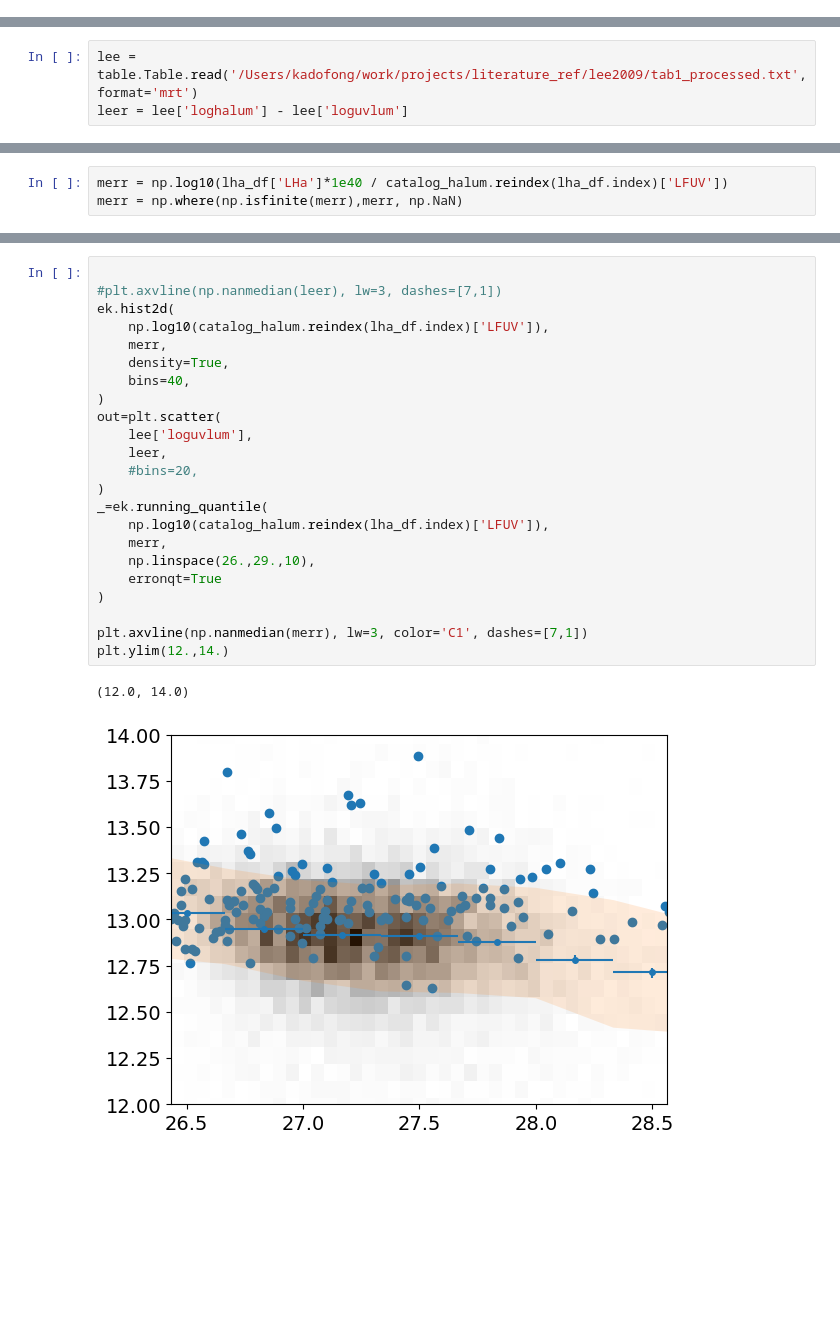
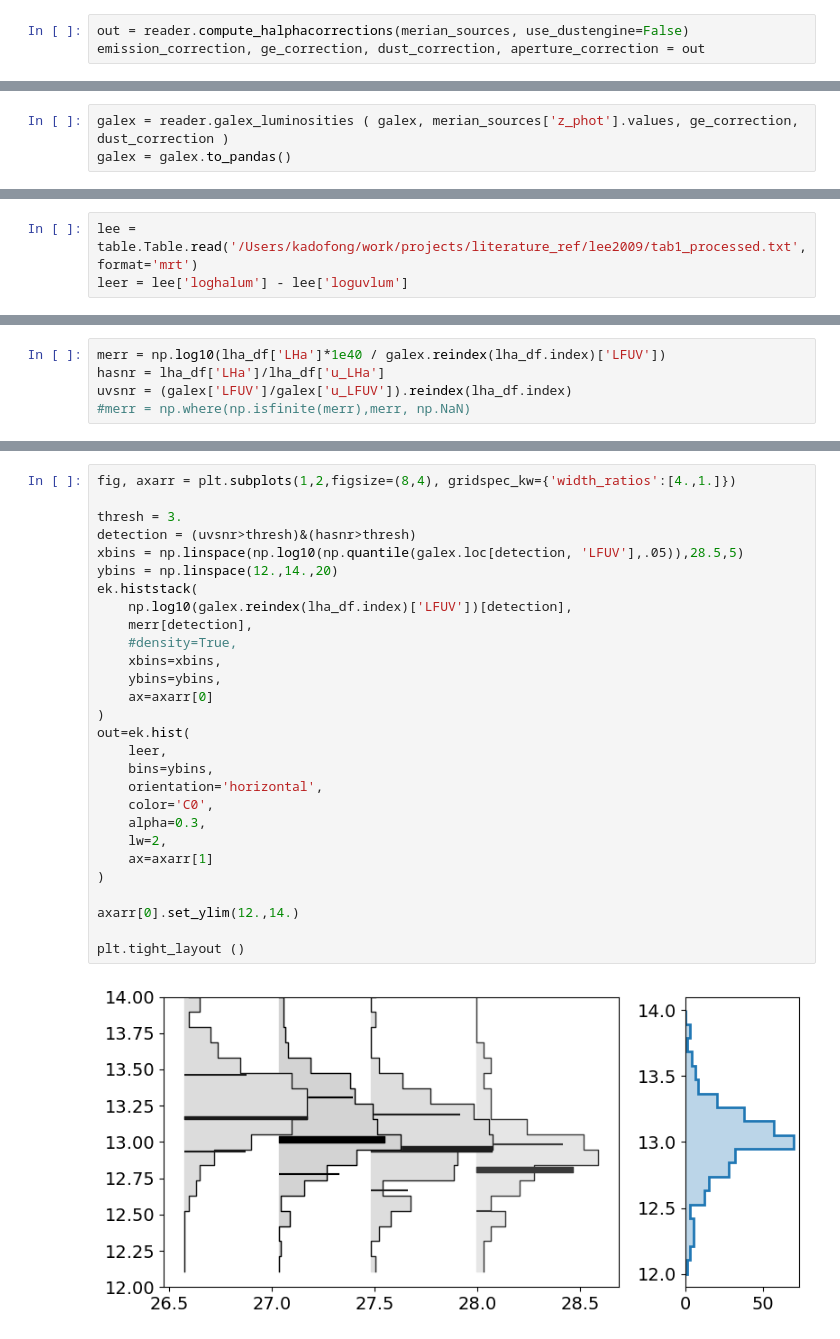
Before and after one commit to ekadofong/agrias, a Jupyter notebook: notebooks/HalphaDirectPhotometry.ipynb, the cells around one changed output, grey strips where cells are left out. Drawn from its saved outputs; the diff is of its cells as text; blank space fills up the shorter version.

```diff
--- a/notebooks/HalphaDirectPhotometry.ipynb
+++ b/notebooks/HalphaDirectPhotometry.ipynb
@@ -32,0 +43,3 @@ galex = _galex.loc[~_galex.index.duplicated(keep='first')].reindex(overlap).rese
+# %%
+out = reader.compute_halphacorrections(merian_sources, use_dustengine=False)
+emission_correction, ge_correction, dust_correction, aperture_correction = out
@@ -33,3 +51,6 @@ galex = _galex.loc[~_galex.index.duplicated(keep='first')].reindex(overlap).rese
+# %%
+galex = reader.galex_luminosities ( galex, merian_sources['z_phot'].values, ge_correction, dust_correction )
+galex = galex.to_pandas()
 # %%
 catalog_halum = pd.read_csv ( '/Users/kadofong/Desktop/merian_catalog_halum.csv', index_col=0)
 # %%
@@ -185,3 +165,5 @@ Length: 17378, dtype: float64
 # %%
-merr = np.log10(lha_df['LHa']*1e40 / catalog_halum.reindex(lha_df.index)['LFUV'])
-merr = np.where(np.isfinite(merr),merr, np.NaN)
+merr = np.log10(lha_df['LHa']*1e40 / galex.reindex(lha_df.index)['LFUV'])
+hasnr = lha_df['LHa']/lha_df['u_LHa']
+uvsnr = (galex['LFUV']/galex['u_LFUV']).reindex(lha_df.index)
+#merr = np.where(np.isfinite(merr),merr, np.NaN)
@@ -190,26 +196,30 @@ merr = np.where(np.isfinite(merr),merr, np.NaN)
 # %%
+fig, axarr = plt.subplots(1,2,figsize=(8,4), gridspec_kw={'width_ratios':[4.,1.]})
 
-#plt.axvline(np.nanmedian(leer), lw=3, dashes=[7,1])
-ek.hist2d(
-    np.log10(catalog_halum.reindex(lha_df.index)['LFUV']),
-    merr,
-    density=True,
-    bins=40,
+thresh = 3.
+detection = (uvsnr>thresh)&(hasnr>thresh)
+xbins = np.linspace(np.log10(np.quantile(galex.loc[detection, 'LFUV'],.05)),28.5,5)
+ybins = np.linspace(12.,14.,20)
+ek.histstack(
+    np.log10(galex.reindex(lha_df.index)['LFUV'])[detection],
+    merr[detection],
+    #density=True,
+    xbins=xbins,
+    ybins=ybins,
+    ax=axarr[0]
 )
-out=plt.scatter(
-    lee['loguvlum'],
+out=ek.hist(
     leer,
-    #bins=20,
-)
-_=ek.running_quantile(
-    np.log10(catalog_halum.reindex(lha_df.index)['LFUV']),
-    merr,
-    np.linspace(26.,29.,10),
-    erronqt=True
+    bins=ybins,
+    orientation='horizontal',
+    color='C0',
+    alpha=0.3,
+    lw=2,
+    ax=axarr[1]
 )
 
-plt.axvline(np.nanmedian(merr), lw=3, color='C1', dashes=[7,1])
-plt.ylim(12.,14.)
+axarr[0].set_ylim(12.,14.)
+
+plt.tight_layout ()
 # %% [output]
-(12.0, 14.0)
-[figure, old version]
+[figure, new version]
```
Also changed, not shown: parts of 21 cells of this notebook, 3 other files.
